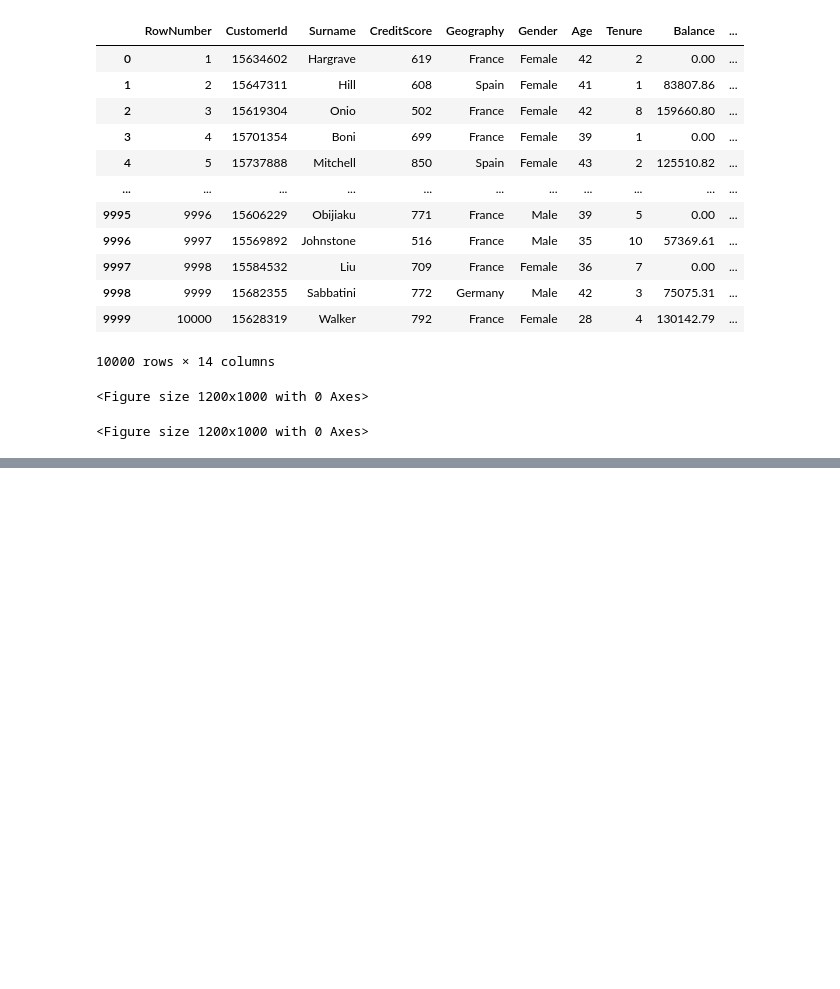
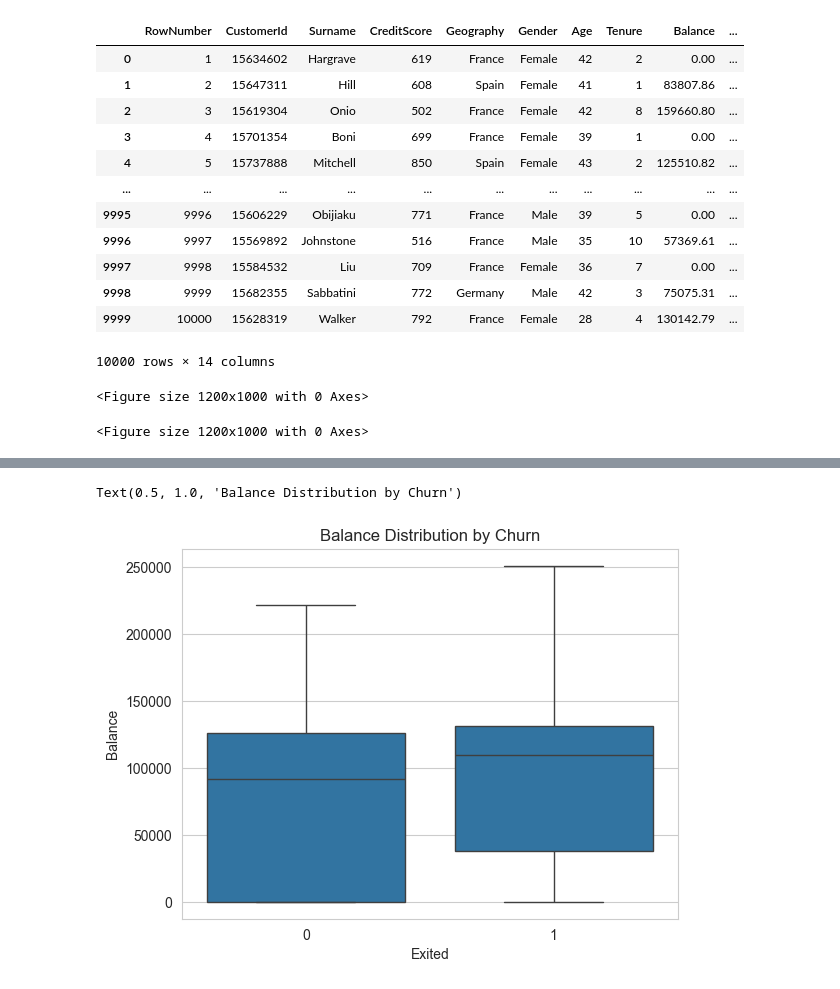
Before and after one commit to gitrlawton/customer-churn-prediction, a Jupyter notebook: notebook.ipynb, the cells around one changed output, grey strips where cells are left out. Drawn from its saved outputs; the diff is of its cells as text; code cells hidden in the pictures; blank space fills up the shorter version.

```diff
--- a/notebook.ipynb
+++ b/notebook.ipynb
@@ -33,0 +57,9 @@ plt.figure(figsize=(12, 10))
+# %%
+# Box plot of account balance, separated by whether they churned or not.
+# This will show us if there is a difference in account balance between those
+# who churned or not.
+sns.boxplot(x="Exited", y="Balance", data=df)
+plt.title("Balance Distribution by Churn")
+# %% [output]
+Text(0.5, 1.0, 'Balance Distribution by Churn')
+[figure, added]
```
Also changed, not shown: parts of 18 cells of this notebook, 1 other file.
